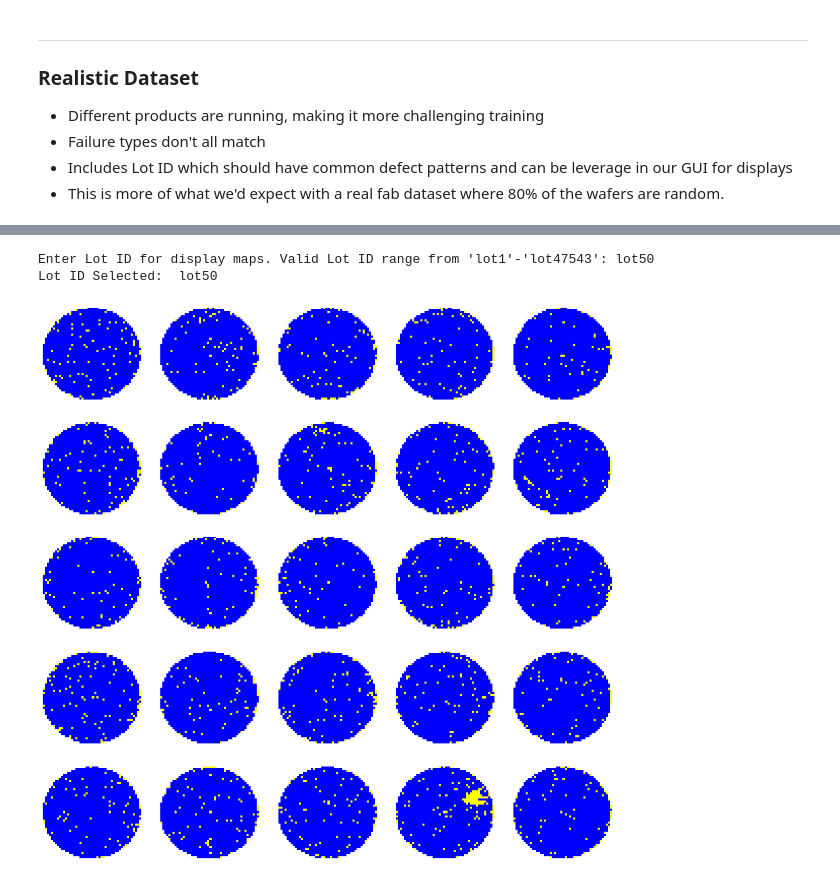
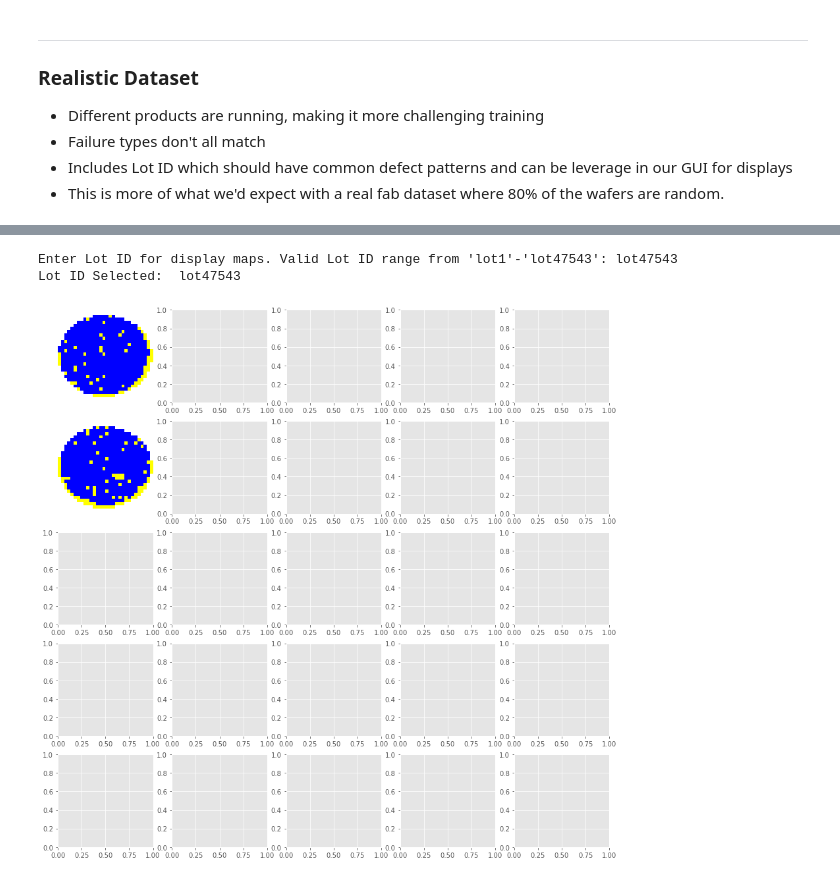
Before and after one commit to sngatzemeier/Wafer-Defect-Classification, a Jupyter notebook: EDA_Notebook.ipynb, the cells around one changed output, grey strips where cells are left out. Saved outputs shown, nothing was run; the diff lists cells and outputs as text; code cells hidden in the pictures.

```diff
--- a/EDA_Notebook.ipynb
+++ b/EDA_Notebook.ipynb
@@ -293,0 +186,3 @@ for x in ax:
+# %%
+df = df.rename(columns={'trianTestLabel': 'TrainTestLabel'})
+df.info()
@@ -293,0 +203,3 @@ for x in ax:
+# %%
+# convert Series to Python strings
+df.TrainTestLabel = df.TrainTestLabel.astype(str)
@@ -293,0 +224,3 @@ for x in ax:
+# %%
+# convert Series to Python strings
+df.failureType = df.failureType.astype(str)
@@ -294,31 +310,32 @@ for x in ax:
 # %%
 # Plot 25 wafer maps from selected lot
 # Lots are from lot1-lot47543
 # Note: There are 25 wafers in a lot, so would be good to build a tool
 # that displays all wafer maps by lot
 
 lot = input("Enter Lot ID for display maps. Valid Lot ID range from 'lot1'-'lot47543': ")
 
 print('Lot ID Selected: ', lot)
 
 # selecting rows based on condition
 lot_df = df[df['lotName'] == lot]
+lot_df.reset_index(drop=True, inplace=True)
+# lot_df.head(25)
 
+total_rows = len(lot_df.index)
 ax_cnt = 5
 
-#fig, axs = plt.subplots(ax_cnt, ax_cnt, figsize=(ax_cnt, ax_cnt))
 fig, axs = plt.subplots(ax_cnt, ax_cnt, figsize=(15, 15))
-
 
 # make a color map of fixed colors - blue passing die, yellow failing die
 cmap = colors.ListedColormap(['white', 'blue', 'yellow'])
 
 # Nested for loops to loop through all digits and number of examples input for ploting
-for i in range(ax_cnt**2):
+for i in range(total_rows):
     # imshow to plot image in axs i,j loaction in plot
-    axs[i%ax_cnt,int(i/ax_cnt)].imshow(df.waferMap[i], interpolation='none', cmap=cmap)
+    axs[i%ax_cnt,int(i/ax_cnt)].imshow(lot_df.waferMap[i], interpolation='none', cmap=cmap)
     axs[i%ax_cnt,int(i/ax_cnt)].axis('off')
 # %% [output]
-Enter Lot ID for display maps. Valid Lot ID range from 'lot1'-'lot47543': lot50
-Lot ID Selected:  lot50
+Enter Lot ID for display maps. Valid Lot ID range from 'lot1'-'lot47543': lot47543
+Lot ID Selected:  lot47543
-[figure, old version]
+[figure, new version]
```
Also changed, not shown: parts of 18 cells of this notebook.
